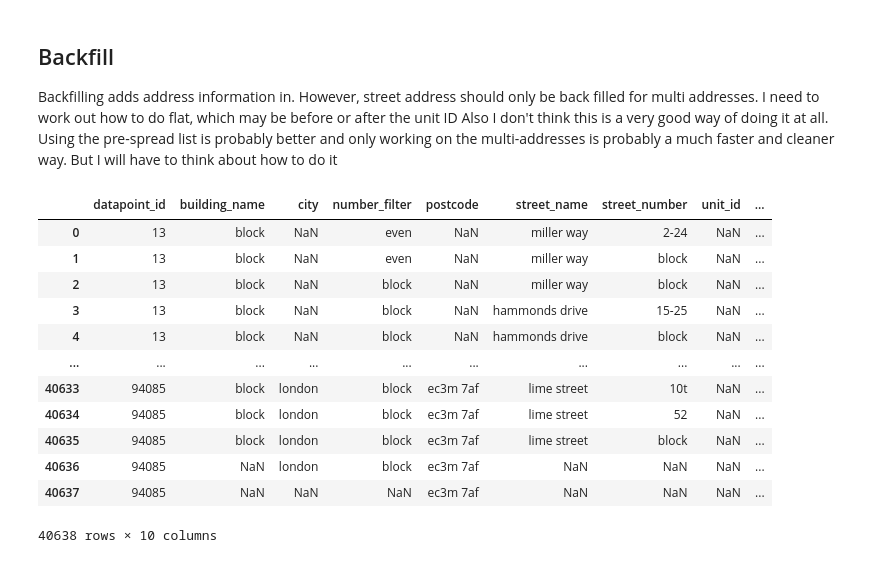
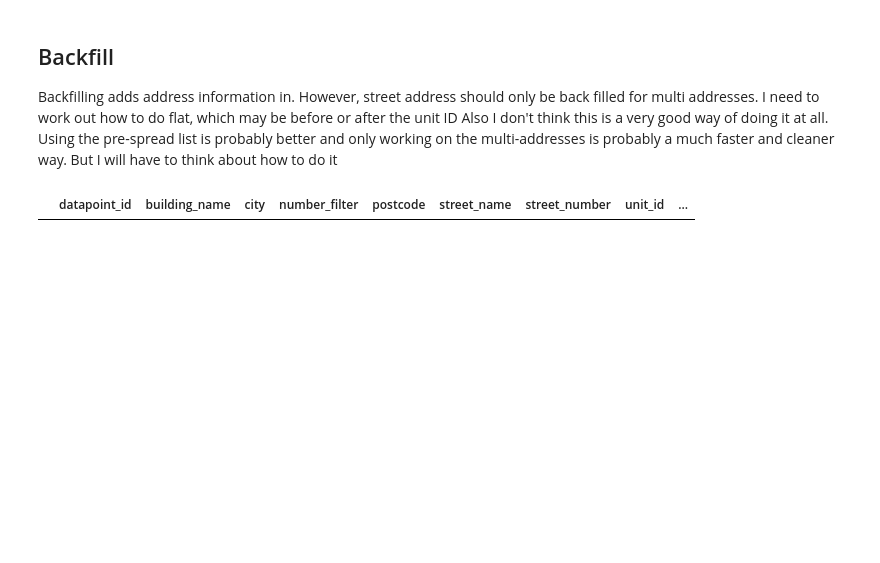
Before and after one commit to JonnoB/enhance_ocod, a Jupyter notebook: expanding tagged addresses.ipynb, the cells around one changed output. Saved outputs shown, nothing was run; the diff lists cells and outputs as text; code cells hidden in the pictures; blank space fills up the shorter version.

```diff
--- a/expanding tagged addresses.ipynb
+++ b/expanding tagged addresses.ipynb
@@ -27,6 +27,8 @@ all_entities = pd.json_normalize(all_entities_json, record_path = "labels",
                        meta = ['datapoint_id', 'text'])
 
 all_entities['label_id_count'] = all_entities.groupby(['datapoint_id', 'label']).cumcount()
+
+all_entities['label_text'] =all_entities['label_text'].str.replace("100-1124", "100-112")
 # %% [markdown]
 ## Example of the data frame of labels
 # %%
@@ -60,7 +62,7 @@ multi_check_df = all_entities[['datapoint_id', 'text', ]].drop_duplicates()
 multi_check_df['comma_count'] = multi_check_df['text'].str.count(',')
 multi_check_df['land'] = multi_check_df['text'].str.contains(r"^(land|plot|airspace|car|parking)", case = False)
 
-multi_check_df['business'] = multi_check_df['text'].str.contains(r"(cinema)|(hotel)|(office)|(\bpub)|(business)|(cafe)|(^shop)|( shop)|(restaurant)|(home)|(\bstore\b)|(\bstorage\\b)", case = False)
+multi_check_df['business'] = multi_check_df['text'].str.contains(r"(cinema)|(hotel)|(office)|(\bpub)|(business)|(cafe)|(^shop)|( shop)|(restaurant)|(home)|(\bstore\b)|(\bstorage\\b)|(company)|(ltd)|(limited)|(plc)", case = False)
 temp_df = all_entities[['datapoint_id', 'label']].groupby(['datapoint_id', 'label']).value_counts().to_frame(name = "counts").reset_index().pivot(index = 'datapoint_id', columns = 'label', values = 'counts').fillna(0)
 #test['datapoint_id'] = test.index
 
@@ -85,19 +87,19 @@ multi_check_df['class'] = np.select(
     [
         multi_check_df['land']== True,
         multi_check_df['business']== True,
+        (multi_check_df['building_name']==1) & (multi_check_df['unit_id'] == 0), #this has to go infront of 'multi_check_df['xx_to_yy_unit_counts']>0'
         multi_check_df['xx_to_yy_unit_counts']>0,
         multi_check_df['street_number']>1,
         multi_check_df['unit_id']>1,
-       # multi_check_df['street_number']>1,
         (multi_check_df['street_number']<=1) & (multi_check_df['xx_to_yy_street_counts']<=1) & (multi_check_df['unit_id']<=1) ##This does most of the heavy lifting
     ],
     [
         'single',
         'single',
+        'single',
         'multi',
         'multi',
         'multi',
-       # 'multi',
         'single',
 
     ],
@@ -210,18 +208,6 @@ df['number_filter'] = df[['datapoint_id','number_filter']].groupby('datapoint_id
 df['city'] = df[['datapoint_id','city']].groupby('datapoint_id').fillna(method ='bfill')
 df['unit_type'] = df[['datapoint_id','unit_type']].groupby('datapoint_id').fillna(method ='bfill')
 # %%
-df#_unit_expand.to_csv("/tf/empty_homes_data/test.csv")
+df[df['text'].str.contains('salisbury square')]
 # %% [output]
 |  | datapoint_id | building_name | city | number_filter | postcode | street_name | street_number | unit_id | ... |
-| 0 | 13 | block | NaN | even | NaN | miller way | 2-24 | NaN | ... |
-| 1 | 13 | block | NaN | even | NaN | miller way | block | NaN | ... |
-| 2 | 13 | block | NaN | block | NaN | miller way | block | NaN | ... |
-| 3 | 13 | block | NaN | block | NaN | hammonds drive | 15-25 | NaN | ... |
-| 4 | 13 | block | NaN | block | NaN | hammonds drive | block | NaN | ... |
-| ... | ... | ... | ... | ... | ... | ... | ... | ... | ... |
-| 40633 | 94085 | block | london | block | ec3m 7af | lime street | 10t | NaN | ... |
-| 40634 | 94085 | block | london | block | ec3m 7af | lime street | 52 | NaN | ... |
-| 40635 | 94085 | block | london | block | ec3m 7af | lime street | block | NaN | ... |
-| 40636 | 94085 | NaN | london | block | ec3m 7af | NaN | NaN | NaN | ... |
-| 40637 | 94085 | NaN | NaN | NaN | ec3m 7af | NaN | NaN | NaN | ... |
-40638 rows × 10 columns
```
Also changed, not shown: parts of 17 cells of this notebook, 12 other files.
